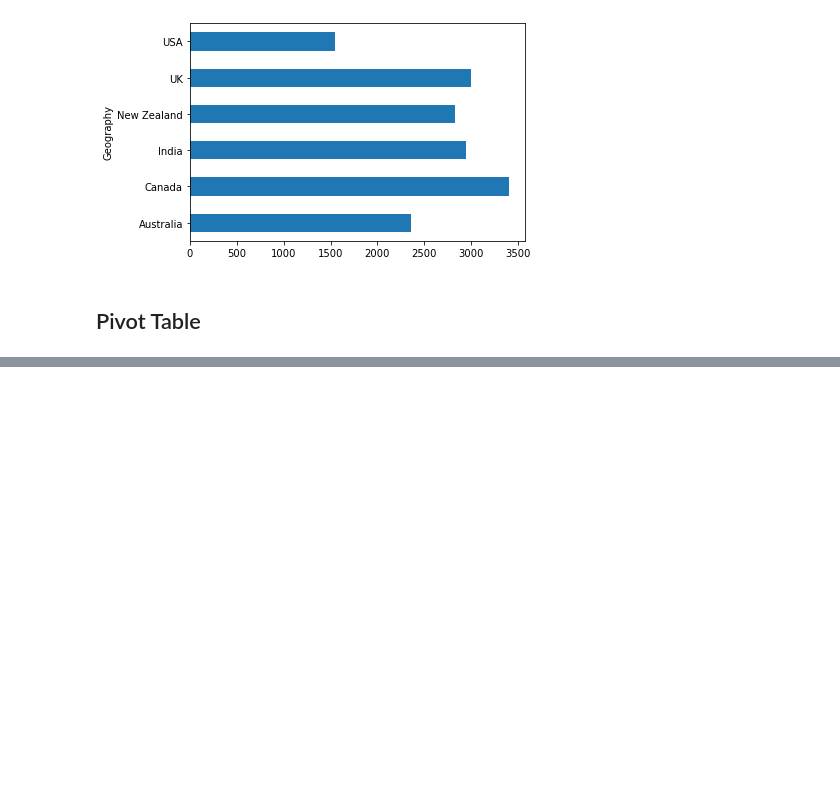
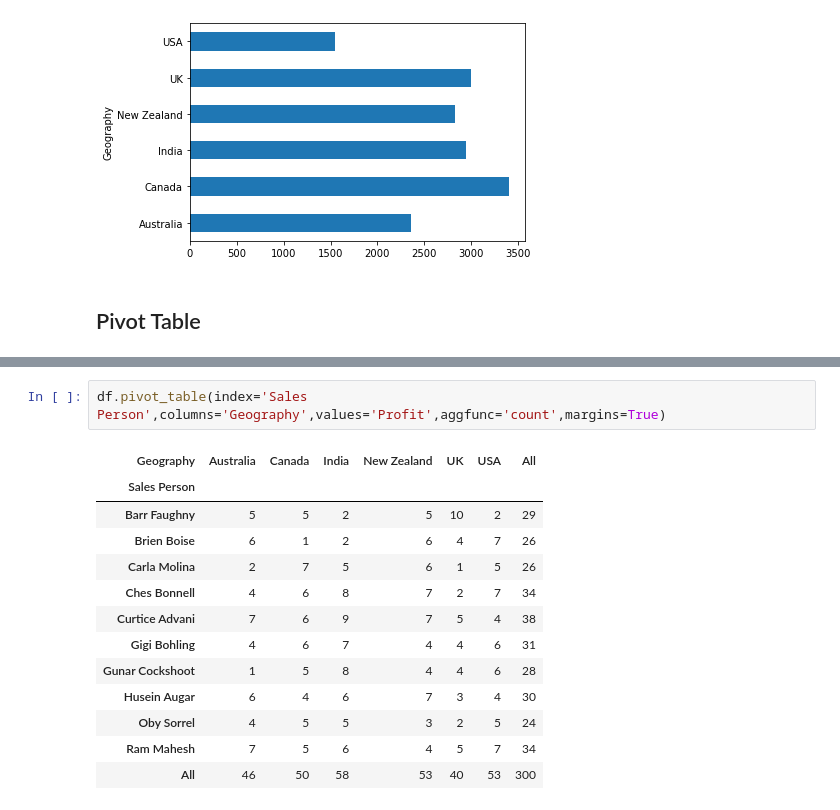
Before and after one commit to SaidurRahmanChowdhury/Choclate-Sales-Analysis, a Jupyter notebook: Chocolate Sales Analysis.ipynb, the cells around one changed output, grey strips where cells are left out. Drawn from its saved outputs; the diff is of its cells as text; blank space fills up the shorter version.

```diff
--- a/Chocolate Sales Analysis.ipynb
+++ b/Chocolate Sales Analysis.ipynb
@@ -354,0 +340,16 @@ g['Profit'].mean().plot(kind='barh')
+# %%
+df.pivot_table(index='Sales Person',columns='Geography',values='Profit',aggfunc='count',margins=True)
+# %% [output]
+| Geography | Australia | Canada | India | New Zealand | UK | USA | All |
+| Sales Person |  |  |  |  |  |  |  |
+| Barr Faughny | 5 | 5 | 2 | 5 | 10 | 2 | 29 |
+| Brien Boise | 6 | 1 | 2 | 6 | 4 | 7 | 26 |
+| Carla Molina | 2 | 7 | 5 | 6 | 1 | 5 | 26 |
+| Ches Bonnell | 4 | 6 | 8 | 7 | 2 | 7 | 34 |
+| Curtice Advani | 7 | 6 | 9 | 7 | 5 | 4 | 38 |
+| Gigi Bohling | 4 | 6 | 7 | 4 | 4 | 6 | 31 |
+| Gunar Cockshoot | 1 | 5 | 8 | 4 | 4 | 6 | 28 |
+| Husein Augar | 6 | 4 | 6 | 7 | 3 | 4 | 30 |
+| Oby Sorrel | 4 | 5 | 5 | 3 | 2 | 5 | 24 |
+| Ram Mahesh | 7 | 5 | 6 | 4 | 5 | 7 | 34 |
+| All | 46 | 50 | 58 | 53 | 40 | 53 | 300 |
```
Also changed, not shown: parts of 3 cells of this notebook.
